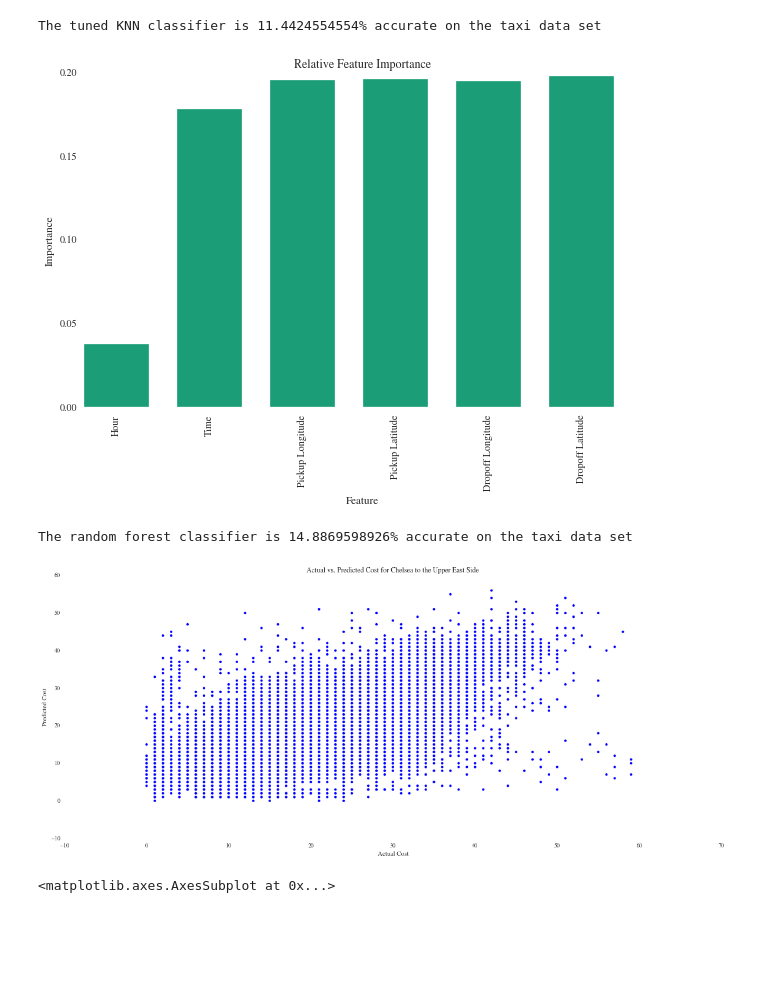
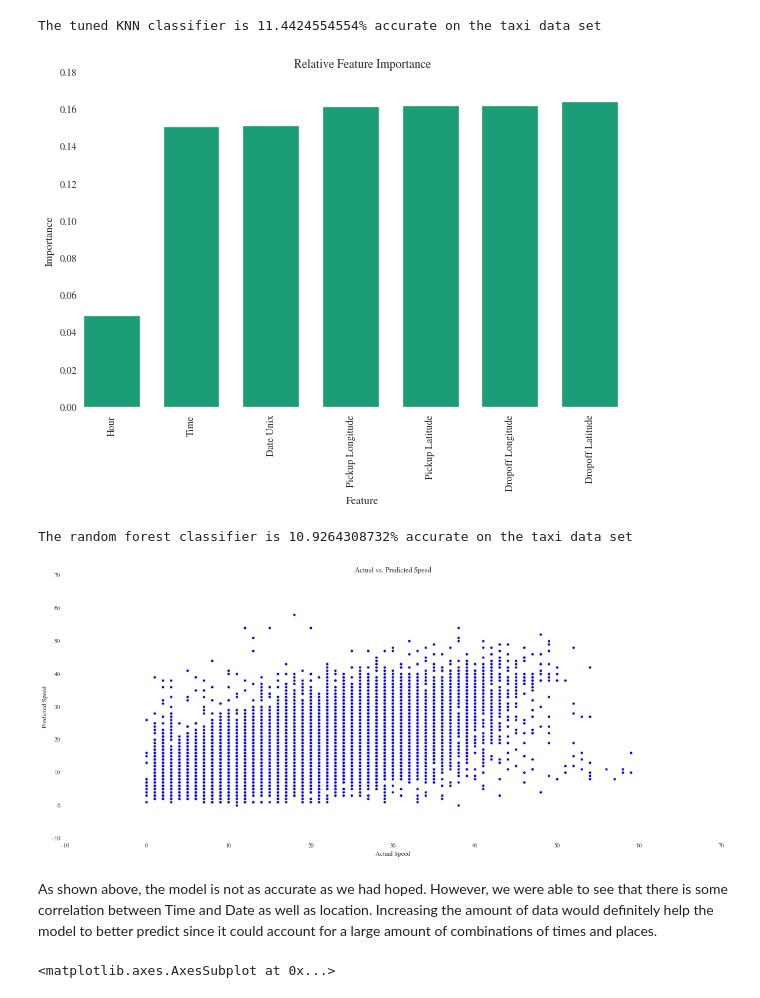
Before and after one commit to iloveluce/Tipsy-taxi, a Jupyter notebook: tipsy-try.ipynb, the cells around one changed output. Cells and saved outputs as stored; diff of their text form; code cells hidden in the pictures; blank space fills up the shorter version.

```diff
--- a/tipsy-try.ipynb
+++ b/tipsy-try.ipynb
@@ -42,7 +42,7 @@ rcParams['patch.facecolor'] = dark2_colors[0]
 rcParams['font.family'] = 'StixGeneral'
 # %%
 # read in the data
-taxi = pd.read_csv('day.csv')
+taxi = pd.read_csv('master_2.csv')
 
 # drop unnecessary columns
 taxi.drop(['Unnamed: 0'], axis=1, inplace=True)
@@ -239,34 +323,36 @@ The tuned KNN classifier is 11.4424554554% accurate on the taxi data set
 # %%
 
 # plot the results
 plt.figure()
-ind = np.arange(6)
+ind = np.arange(7)
 plt.bar(ind,importances, width=0.70)
 plt.xticks(ind+0.70/2, features, rotation = 90)
 plt.title('Relative Feature Importance')
 plt.xlabel('Feature')
 plt.ylabel('Importance')
 plt.show()
 # predict values on the test set
 y_hat = forest.predict(X_test)
 
 # calculate accuracy of guesses
 performance = sklearn.metrics.accuracy_score(Y_test, y_hat, normalize=True)
 
 # print the results
 print 'The random forest classifier is ' + str(performance*100) + '% accurate on the taxi data set'
 
 # plot a scatterplot of the results
 plt.figure(figsize=(20,8))
 plt.scatter(Y_test, y_hat)
-plt.xlabel('Actual Cost')
-plt.ylabel('Predicted Cost')
-plt.title('Actual vs. Predicted Cost for Chelsea to the Upper East Side')
+plt.xlabel('Actual Speed')
+plt.ylabel('Predicted Speed')
+plt.title('Actual vs. Predicted Speed')
 plt.show()
 # %% [output]
-[figure, old version]
+[figure, new version]
-The random forest classifier is 14.8869598926% accurate on the taxi data set
+The random forest classifier is 10.9264308732% accurate on the taxi data set
-[figure, old version]
+[figure, new version]
+# %% [markdown]
+As shown above, the model is not as accurate as we had hoped. However, we were able to see that there is some correlation between Time and Date as well as location. Increasing the amount of data would definitely help the model to better predict since it could account for a large amount of combinations of times and places.
 # %%
 #subtax = taxi.groupby('hour').mean()
 
```
Also changed, not shown: parts of 18 cells of this notebook.
